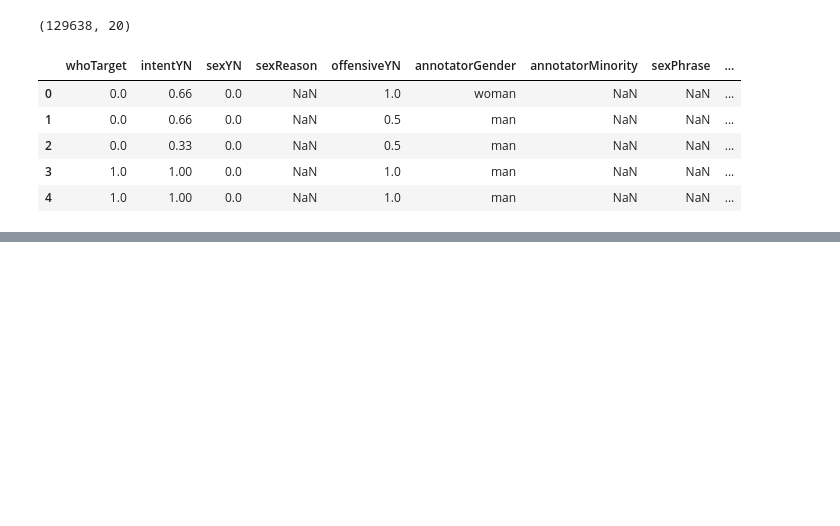
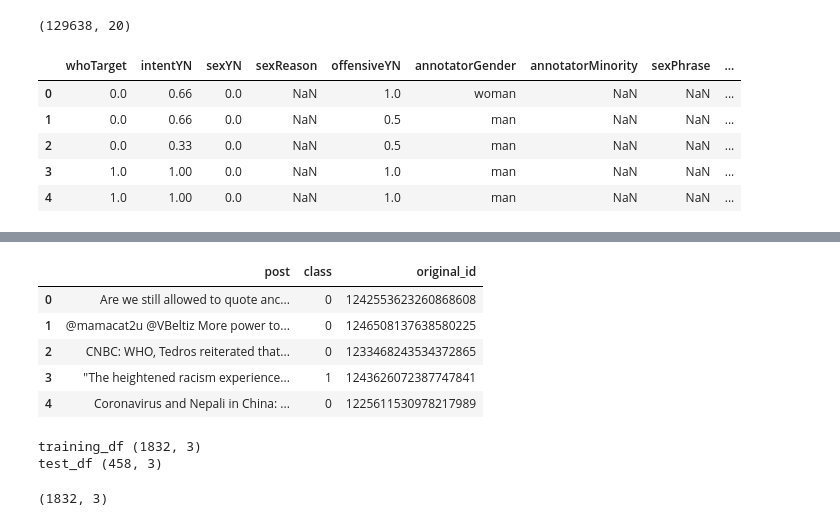
Before and after one commit to richouzo/cs6471-project, a Jupyter notebook: src/utils/preprocess_datasets.ipynb, the cells around one changed output, grey strips where cells are left out. Saved outputs shown, nothing was run; the diff lists cells and outputs as text; code cells hidden in the pictures; blank space fills up the shorter version.

```diff
--- a/src/utils/preprocess_datasets.ipynb
+++ b/src/utils/preprocess_datasets.ipynb
@@ -150,0 +168,29 @@ training_df.head()
+# %%
+# change column names
+# label to class
+# Text to post
+# Tweet ID to original_id
+covid_df = covid_df.rename(columns={'label':'class', 'Text':'post', 'Tweet ID':'original_id'})
+# move columns so that original_id is the last column
+covid_df = covid_df[['post', 'class', 'original_id']]
+covid_df.head()
+# %% [output]
+|  | post | class | original_id |
+| 0 | Are we still allowed to quote anc... | 0 | 1242553623260868608 |
+| 1 | @mamacat2u @VBeltiz More power to... | 0 | 1246508137638580225 |
+| 2 | CNBC: WHO, Tedros reiterated that... | 0 | 1233468243534372865 |
+| 3 | "The heightened racism experience... | 1 | 1243626072387747841 |
+| 4 | Coronavirus and Nepali in China: ... | 0 | 1225611530978217989 |
+# %%
+test_size = 0.2
+training_df, test_df = train_test_split(covid_df, test_size=test_size, random_state=42)
+
+# Reset index
+training_df = training_df.reset_index(drop=True)
+test_df = test_df.reset_index(drop=True)
+
+print('training_df', training_df.shape)
+print('test_df', test_df.shape)
+# %% [output]
+training_df (1832, 3)
+test_df (458, 3)
@@ -150,0 +200,7 @@ training_df.head()
+# %%
+# Reload to check format
+training_df = pd.read_csv('./../../data/training_data/' + training_filename, delimiter='\t', index_col=[0])
+print(training_df.shape)
+training_df.head()
+# %% [output]
+(1832, 3)
```
Also changed, not shown: parts of 5 cells of this notebook, 4 other files.
